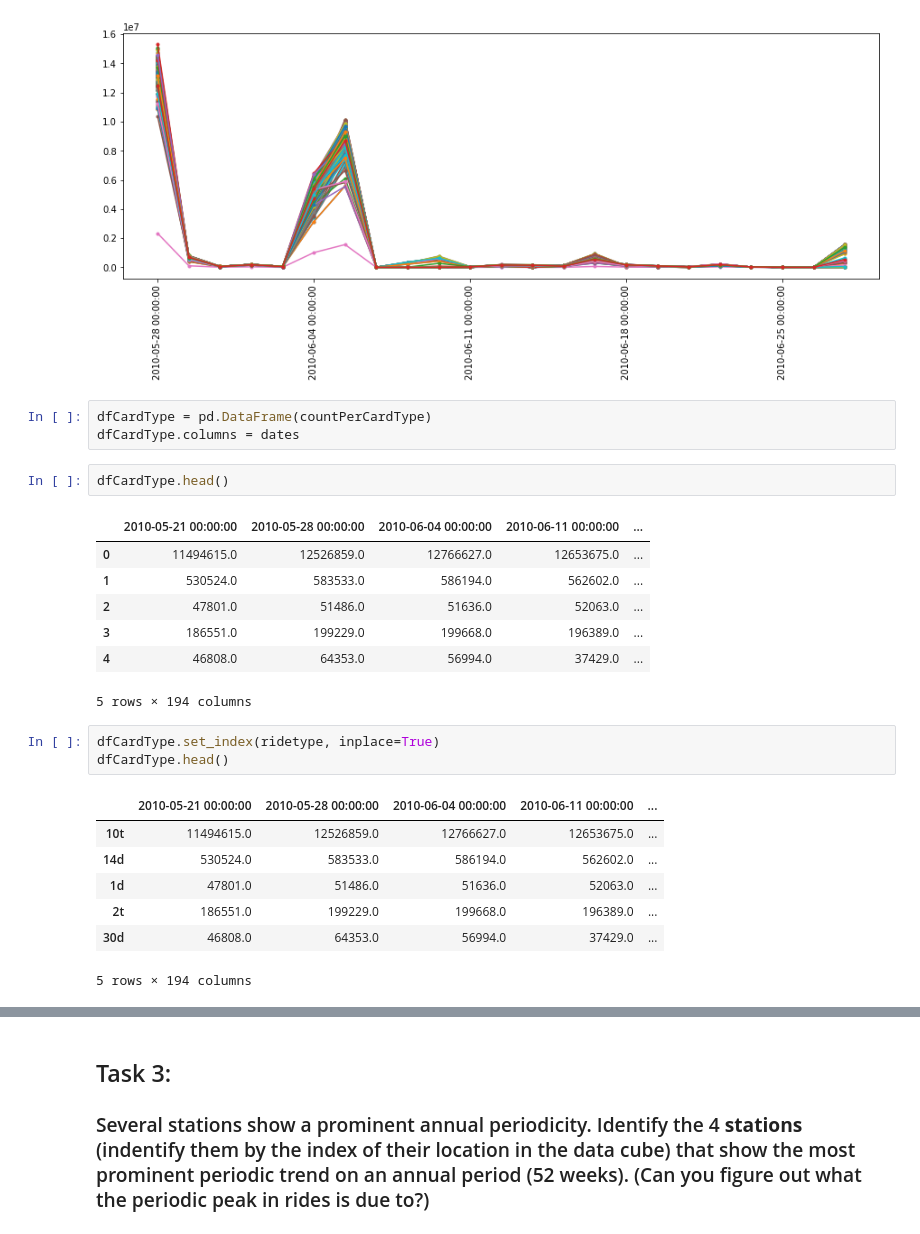
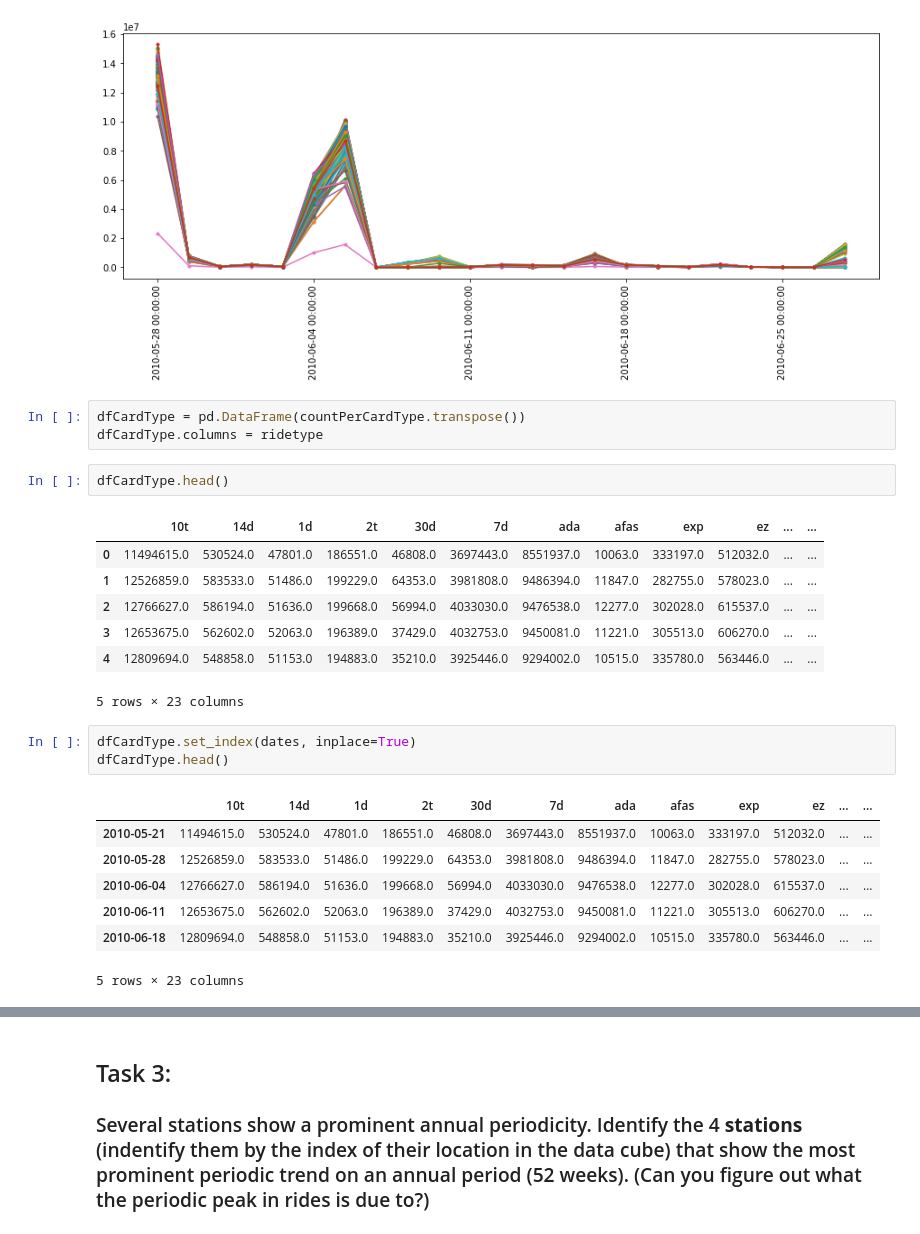
Before and after one commit to qiuyliu/PUI2017_uc288, a Jupyter notebook: HW10_uc288/HW10_Subway_TimeSeries.ipynb, the cells around one changed output, grey strips where cells are left out. Drawn from its saved outputs; the diff is of its cells as text.

```diff
--- a/HW10_uc288/HW10_Subway_TimeSeries.ipynb
+++ b/HW10_uc288/HW10_Subway_TimeSeries.ipynb
@@ -154,26 +154,26 @@ ax.set_xticklabels(dates, rotation=90);
 # %% [output]
 [figure]
 # %%
-dfCardType = pd.DataFrame(countPerCardType)
-dfCardType.columns = dates
+dfCardType = pd.DataFrame(countPerCardType.transpose())
+dfCardType.columns = ridetype
 # %%
 dfCardType.head()
 # %% [output]
-|  | 2010-05-21 00:00:00 | 2010-05-28 00:00:00 | 2010-06-04 00:00:00 | 2010-06-11 00:00:00 | ... |
-| 0 | 11494615.0 | 12526859.0 | 12766627.0 | 12653675.0 | ... |
-| 1 | 530524.0 | 583533.0 | 586194.0 | 562602.0 | ... |
-| 2 | 47801.0 | 51486.0 | 51636.0 | 52063.0 | ... |
-| 3 | 186551.0 | 199229.0 | 199668.0 | 196389.0 | ... |
-| 4 | 46808.0 | 64353.0 | 56994.0 | 37429.0 | ... |
+|  | 10t | 14d | 1d | 2t | 30d | 7d | ada | afas | exp | ez | ... | ... |
+| 0 | 11494615.0 | 530524.0 | 47801.0 | 186551.0 | 46808.0 | 3697443.0 | 8551937.0 | 10063.0 | 333197.0 | 512032.0 | ... | ... |
+| 1 | 12526859.0 | 583533.0 | 51486.0 | 199229.0 | 64353.0 | 3981808.0 | 9486394.0 | 11847.0 | 282755.0 | 578023.0 | ... | ... |
+| 2 | 12766627.0 | 586194.0 | 51636.0 | 199668.0 | 56994.0 | 4033030.0 | 9476538.0 | 12277.0 | 302028.0 | 615537.0 | ... | ... |
+| 3 | 12653675.0 | 562602.0 | 52063.0 | 196389.0 | 37429.0 | 4032753.0 | 9450081.0 | 11221.0 | 305513.0 | 606270.0 | ... | ... |
+| 4 | 12809694.0 | 548858.0 | 51153.0 | 194883.0 | 35210.0 | 3925446.0 | 9294002.0 | 10515.0 | 335780.0 | 563446.0 | ... | ... |
-5 rows × 194 columns
+5 rows × 23 columns
 # %%
-dfCardType.set_index(ridetype, inplace=True)
+dfCardType.set_index(dates, inplace=True)
 dfCardType.head()
 # %% [output]
-|  | 2010-05-21 00:00:00 | 2010-05-28 00:00:00 | 2010-06-04 00:00:00 | 2010-06-11 00:00:00 | ... |
-| 10t | 11494615.0 | 12526859.0 | 12766627.0 | 12653675.0 | ... |
-| 14d | 530524.0 | 583533.0 | 586194.0 | 562602.0 | ... |
-| 1d | 47801.0 | 51486.0 | 51636.0 | 52063.0 | ... |
-| 2t | 186551.0 | 199229.0 | 199668.0 | 196389.0 | ... |
-| 30d | 46808.0 | 64353.0 | 56994.0 | 37429.0 | ... |
+|  | 10t | 14d | 1d | 2t | 30d | 7d | ada | afas | exp | ez | ... | ... |
+| 2010-05-21 | 11494615.0 | 530524.0 | 47801.0 | 186551.0 | 46808.0 | 3697443.0 | 8551937.0 | 10063.0 | 333197.0 | 512032.0 | ... | ... |
+| 2010-05-28 | 12526859.0 | 583533.0 | 51486.0 | 199229.0 | 64353.0 | 3981808.0 | 9486394.0 | 11847.0 | 282755.0 | 578023.0 | ... | ... |
+| 2010-06-04 | 12766627.0 | 586194.0 | 51636.0 | 199668.0 | 56994.0 | 4033030.0 | 9476538.0 | 12277.0 | 302028.0 | 615537.0 | ... | ... |
+| 2010-06-11 | 12653675.0 | 562602.0 | 52063.0 | 196389.0 | 37429.0 | 4032753.0 | 9450081.0 | 11221.0 | 305513.0 | 606270.0 | ... | ... |
+| 2010-06-18 | 12809694.0 | 548858.0 | 51153.0 | 194883.0 | 35210.0 | 3925446.0 | 9294002.0 | 10515.0 | 335780.0 | 563446.0 | ... | ... |
-5 rows × 194 columns
+5 rows × 23 columns
```
Also changed, not shown: parts of 7 cells of this notebook.
